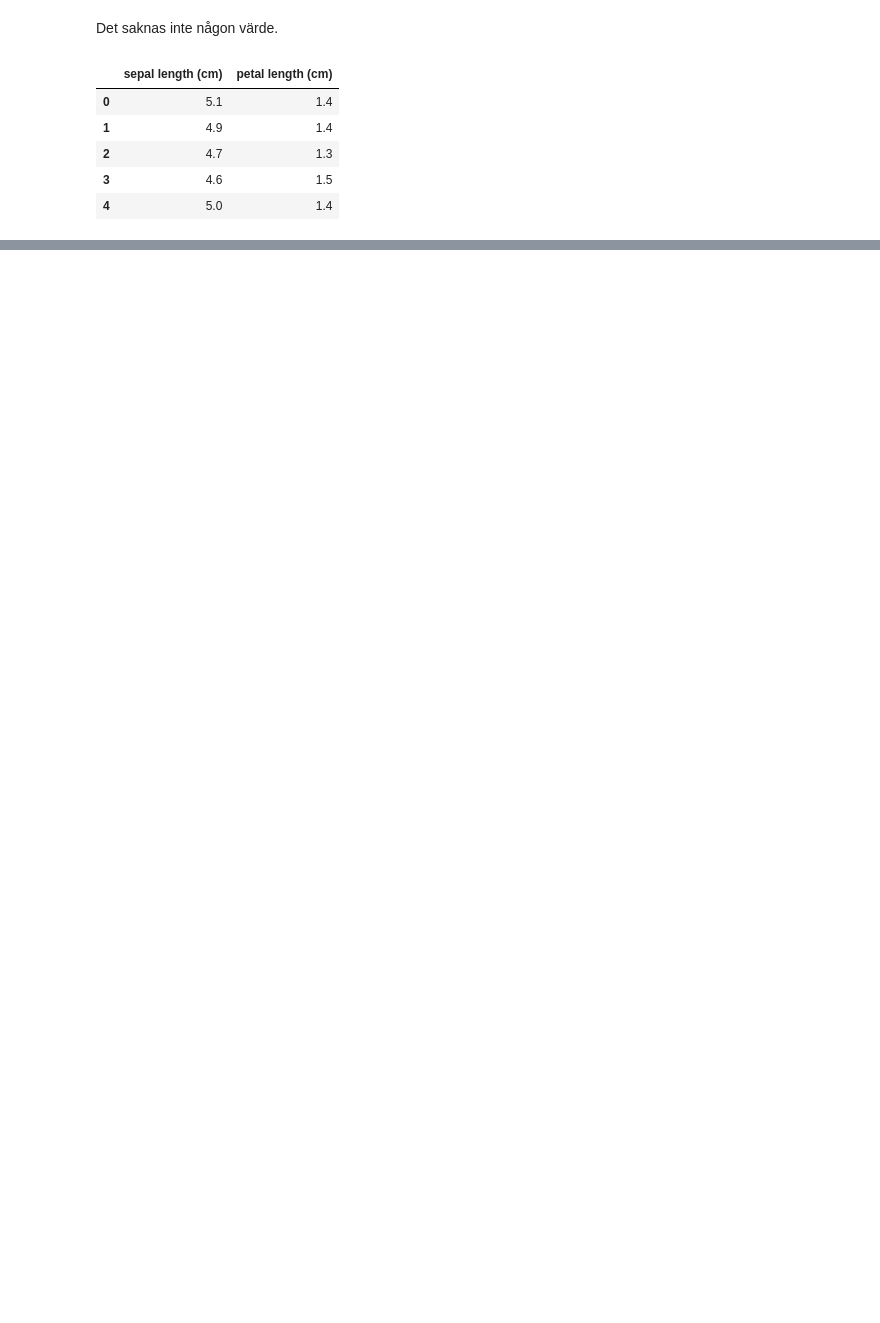
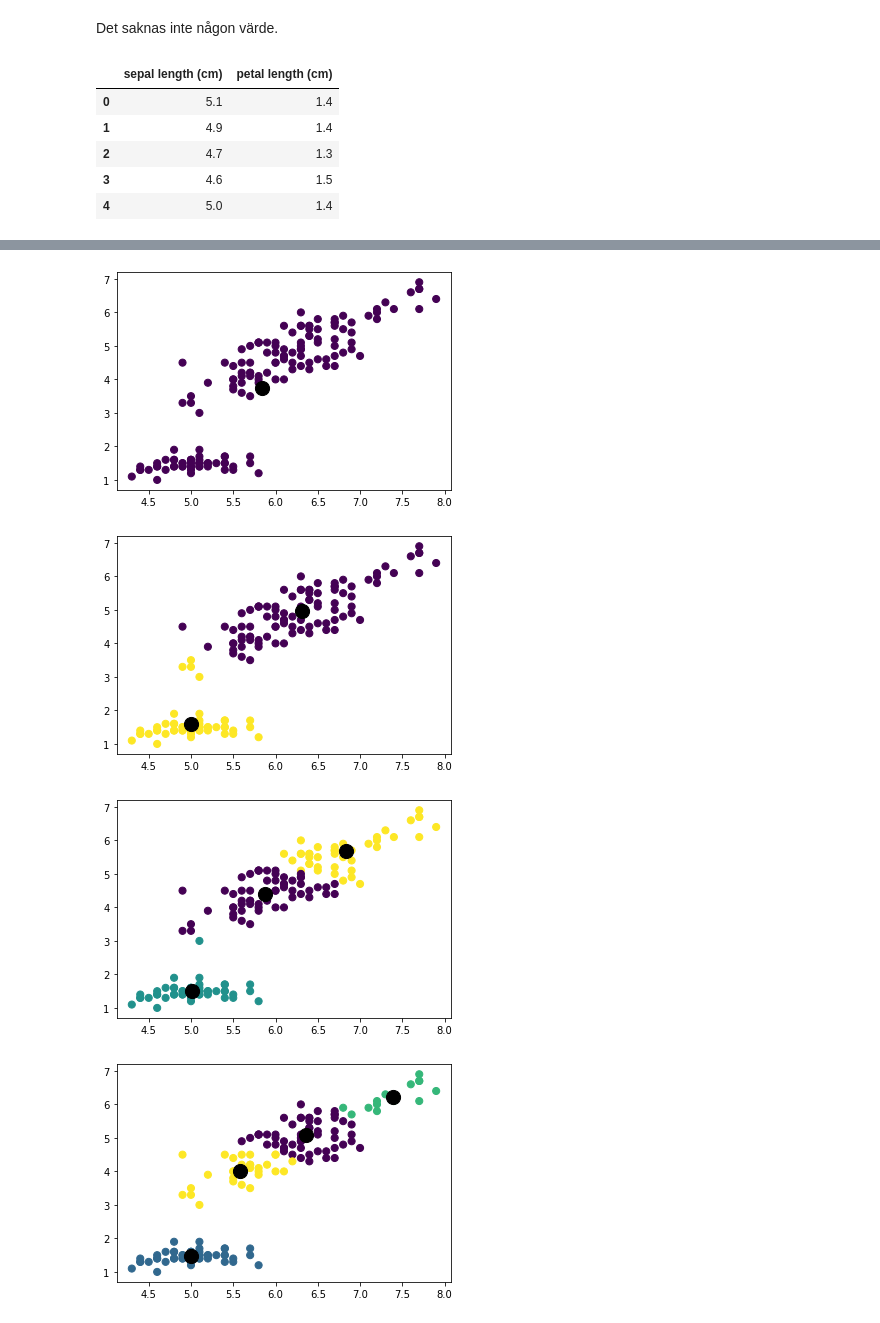
Before and after one commit to Ahmad223455322/Deep-la-rning-Linja-r_reg, a Jupyter notebook: Ahmad_Zarzar_kmeans2.ipynb, the cells around one changed output, grey strips where cells are left out. Cells and saved outputs as stored; diff of their text form; code cells hidden in the pictures; blank space fills up the shorter version.

```diff
--- a/Ahmad_Zarzar_kmeans2.ipynb
+++ b/Ahmad_Zarzar_kmeans2.ipynb
@@ -137,4 +139,2 @@ class KMeans:
 # %%
 X_train = small_iris_data[['sepal length (cm)','petal length (cm)']]
-X_train = pca_transformation(X_train)
-X_train = StandardScaler().fit_transform(X_train)
@@ -167,0 +155,18 @@ Antal kluster nu är ***10***
+# %%
+n_culster=[1,2,3,4,5,10]
+x=X_train.values
+
+for h in n_culster:
+    kmeans = KMeans(n_clusters=h,random_state=42)
+    kmeans.fit(x)
+    y_kmeans = kmeans.predict(x)
+    plt.scatter(x[:, 0], x[:, 1], c=y_kmeans, s=50, cmap='viridis')
+    centers = kmeans.cluster_centers_
+    for i in range(len(centers)):
+        plt.scatter(centers[i][0], centers[i][1], s = 200, c = 'black', label = 'Centroids')
+    plt.show()
+# %% [output]
+[figure, added]
+[figure, added]
+[figure, added]
+[figure, added]
```
Also changed, not shown: parts of 12 cells of this notebook, 2 other files.
